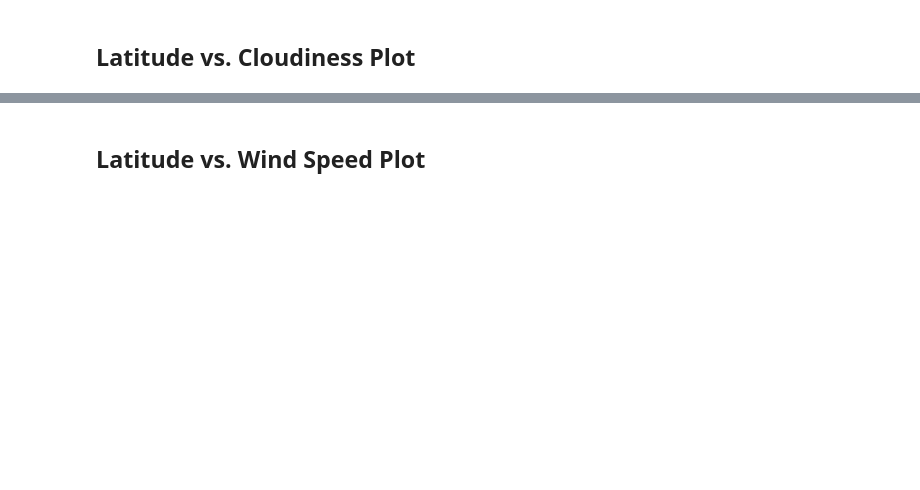
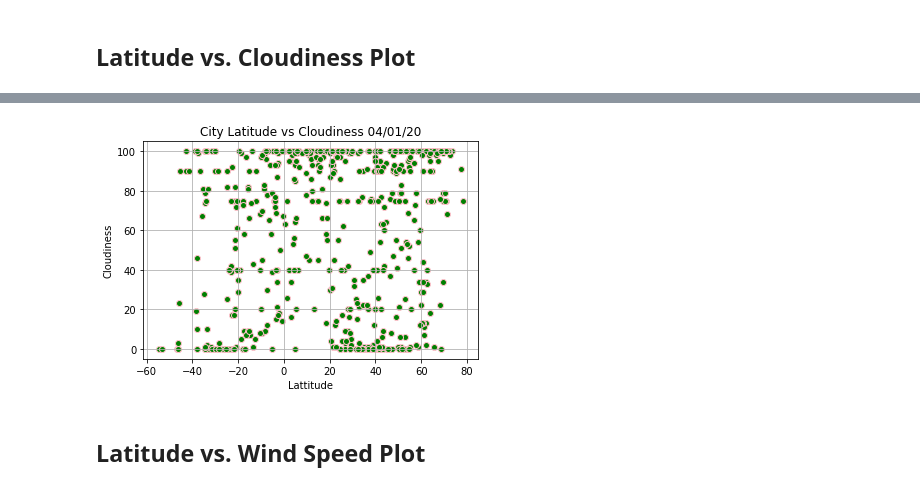
Before and after one commit to lajanslime/python-api-challenge, a Jupyter notebook: WeatherPy/WeatherPy.ipynb, the cells around one changed output, grey strips where cells are left out. Cells and saved outputs as stored; diff of their text form; code cells hidden in the pictures; blank space fills up the shorter version.

```diff
--- a/WeatherPy/WeatherPy.ipynb
+++ b/WeatherPy/WeatherPy.ipynb
@@ -152,2 +228,12 @@ Int64Index([], dtype='int64')
+# %%
+plt.scatter(weather_df["Lat"], weather_df["Cloudiness"], facecolors="green", edgecolors = "pink")
+plt.xlabel("Lattitude")
+plt.ylabel("Cloudiness")
+plt.title("City Latitude vs Cloudiness 04/01/20")
+plt.grid(True)
+plt.savefig("../output_data/latitude_vs_cloudiness.png")
+plt.show()
+# %% [output]
+[figure, added]
 # %% [markdown]
 ## Latitude vs. Wind Speed Plot
```
Also changed, not shown: parts of 17 cells of this notebook, 9 other files.
